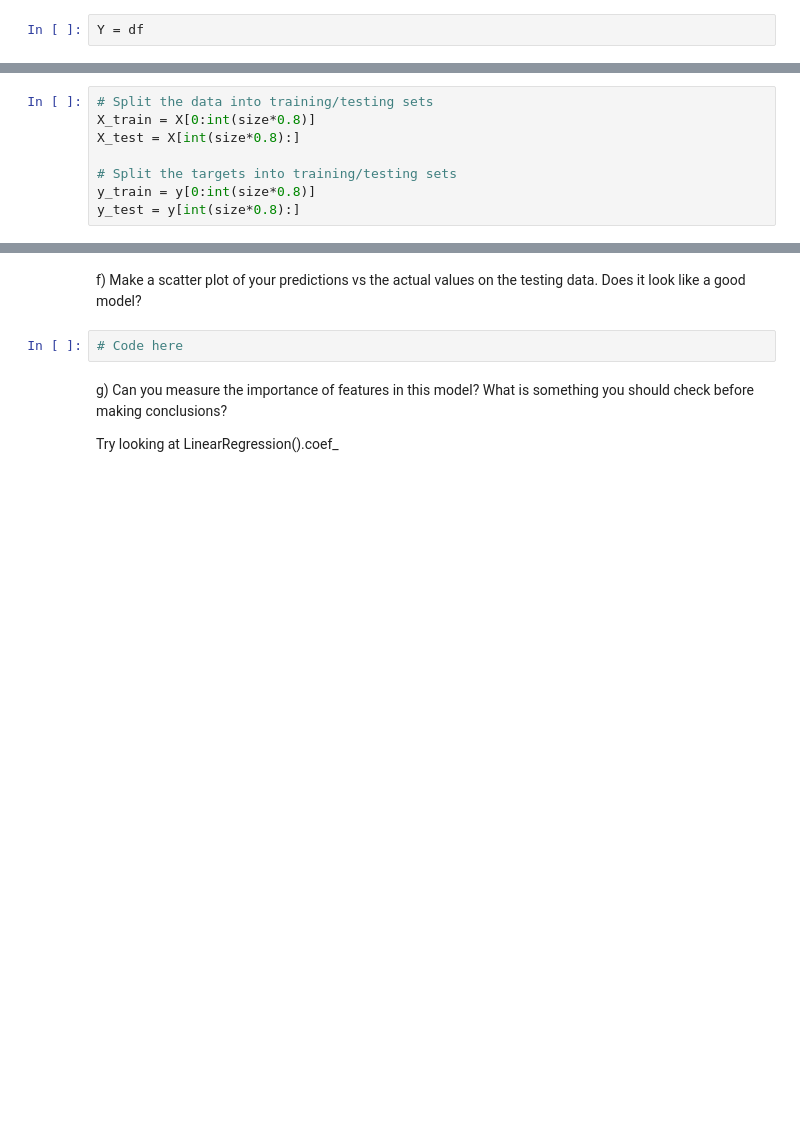
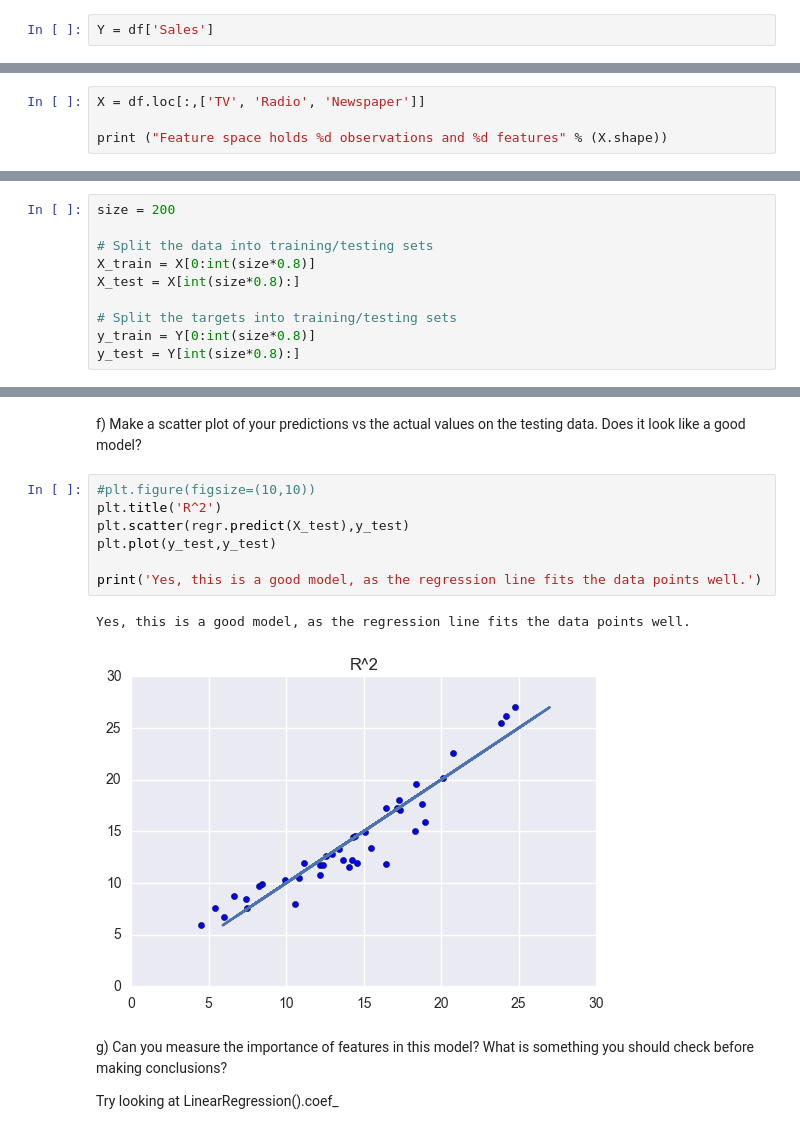
Before and after one commit to Columbia-Intro-Data-Science/python-introduction-radifi, a Jupyter notebook: Homework 1 - Github and Pandas-RachelField.ipynb, the cells around one changed output, grey strips where cells are left out. Drawn from its saved outputs; the diff is of its cells as text; blank space fills up the shorter version.

```diff
--- a/Homework 1 - Github and Pandas-RachelField.ipynb
+++ b/Homework 1 - Github and Pandas-RachelField.ipynb
@@ -103,6 +99,6 @@ from sklearn.linear_model import LinearRegression
 # %% [markdown]
 a) Set y to be the sales in df
 # %%
-Y = df
+Y = df['Sales']
 # %% [markdown]
 b) Set X to be just the features described above in df
@@ -110,0 +105,4 @@ b) Set X to be just the features described above in df
+# %%
+X = df.loc[:,['TV', 'Radio', 'Newspaper']]
+
+print ("Feature space holds %d observations and %d features" % (X.shape))
@@ -111,13 +111,15 @@ b) Set X to be just the features described above in df
 # %% [markdown]
 c) Randomly split data into training and testing - 80% training, 20% testing.
 # %%
+size = 200
+
 # Split the data into training/testing sets
 X_train = X[0:int(size*0.8)]
 X_test = X[int(size*0.8):]
 
 # Split the targets into training/testing sets
-y_train = y[0:int(size*0.8)]
-y_test = y[int(size*0.8):]
+y_train = Y[0:int(size*0.8)]
+y_test = Y[int(size*0.8):]
 # %% [markdown]
 d) Train model on training data, and make predictions on testing data
 # %%
@@ -139,7 +153,15 @@ print('Variance score: %.2f' % regr.score(X_test, y_test))
 # %% [markdown]
 f) Make a scatter plot of your predictions vs the actual values on the testing data. Does it look like a good model?
-# %%
-# Code here
+# %%
+#plt.figure(figsize=(10,10))
+plt.title('R^2')
+plt.scatter(regr.predict(X_test),y_test)
+plt.plot(y_test,y_test)
+
+print('Yes, this is a good model, as the regression line fits the data points well.')
+# %% [output]
+Yes, this is a good model, as the regression line fits the data points well.
+[figure, added]
 # %% [markdown]
 g) Can you measure the importance of features in this model? What is something you should check before making conclusions?
 
```
Also changed, not shown: parts of 6 cells of this notebook.
